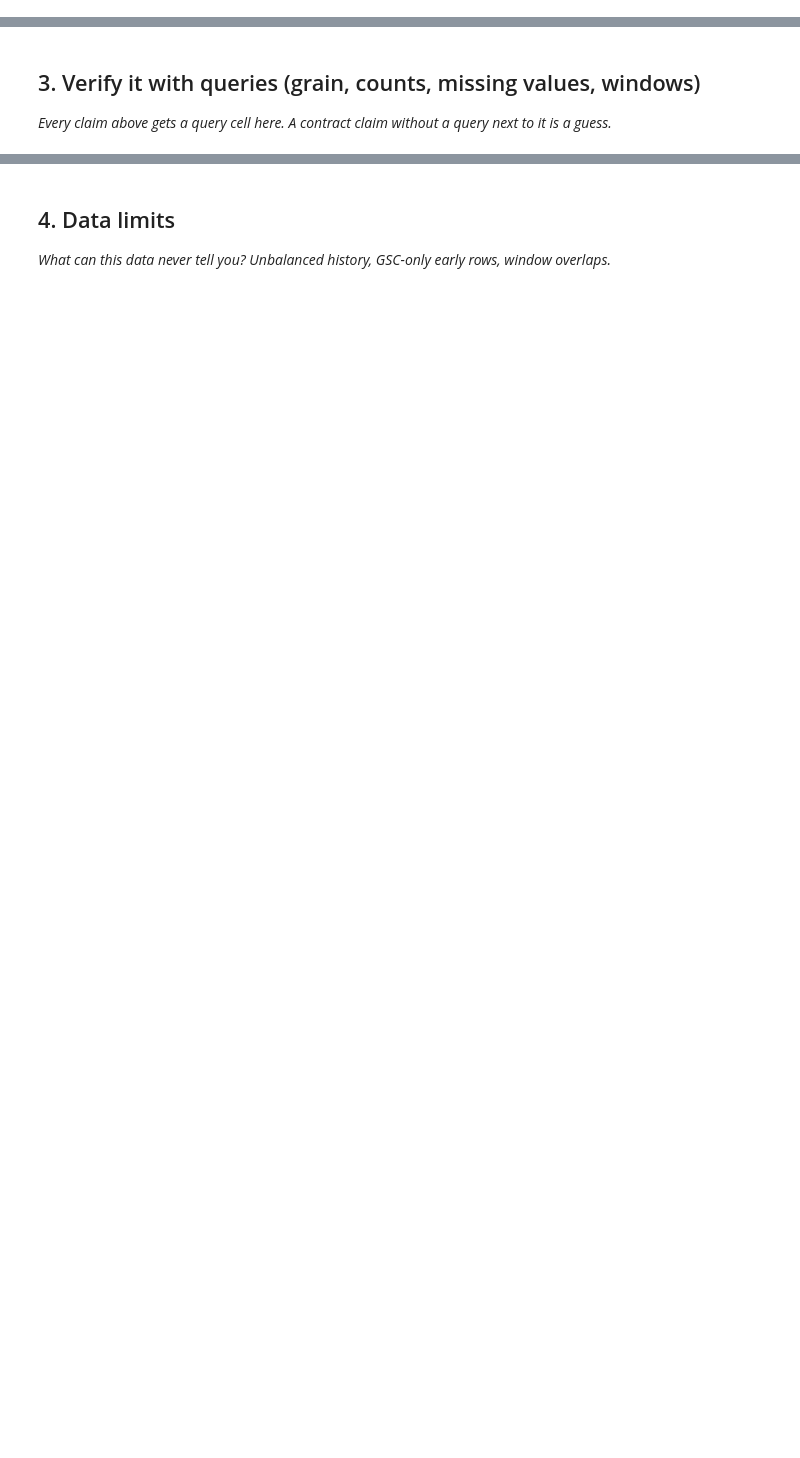
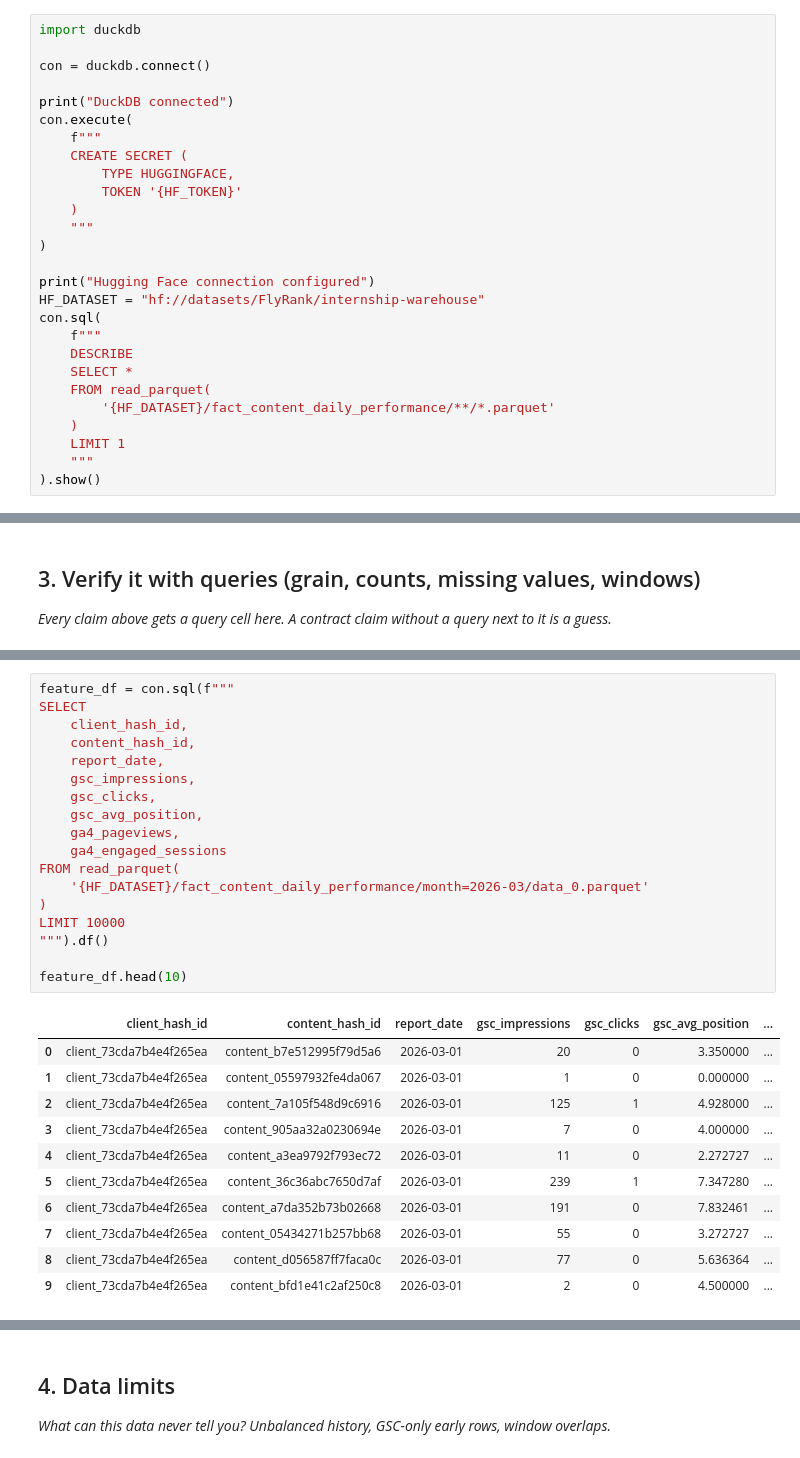
Before and after one commit to ShanzaNaveed005/flyrank-ML-week-1, a Jupyter notebook: work/notebooks/w03_data_contract.ipynb, the cells around one changed output, grey strips where cells are left out. Cells and saved outputs as stored; diff of their text form; blank space fills up the shorter version.

```diff
--- a/work/notebooks/w03_data_contract.ipynb
+++ b/work/notebooks/w03_data_contract.ipynb
@@ -6,3 +4,30 @@
 This skeleton is yours to fill. Work the sections **in order** — each one has a one-line hint. Simple words, honest numbers.
 
 > Working with an AI assistant? Tell it to read `skills/README.md` first and load the one skill this assignment names on its card.
+# %%
+import duckdb
+
+con = duckdb.connect()
+
+print("DuckDB connected")
+con.execute(
+    f"""
+    CREATE SECRET (
+        TYPE HUGGINGFACE,
+        TOKEN '{HF_TOKEN}'
+    )
+    """
+)
+
+print("Hugging Face connection configured")
+HF_DATASET = "hf://datasets/FlyRank/internship-warehouse"
+con.sql(
+    f"""
+    DESCRIBE
+    SELECT *
+    FROM read_parquet(
+        '{HF_DATASET}/fact_content_daily_performance/**/*.parquet'
+    )
+    LIMIT 1
+    """
+).show()
@@ -29,0 +240,30 @@ This skeleton is yours to fill. Work the sections **in order** — each one has
+# %%
+feature_df = con.sql(f"""
+SELECT
+    client_hash_id,
+    content_hash_id,
+    report_date,
+    gsc_impressions,
+    gsc_clicks,
+    gsc_avg_position,
+    ga4_pageviews,
+    ga4_engaged_sessions
+FROM read_parquet(
+    '{HF_DATASET}/fact_content_daily_performance/month=2026-03/data_0.parquet'
+)
+LIMIT 10000
+""").df()
+
+feature_df.head(10)
+# %% [output]
+|  | client_hash_id | content_hash_id | report_date | gsc_impressions | gsc_clicks | gsc_avg_position | ... |
+| 0 | client_73cda7b4e4f265ea | content_b7e512995f79d5a6 | 2026-03-01 | 20 | 0 | 3.350000 | ... |
+| 1 | client_73cda7b4e4f265ea | content_05597932fe4da067 | 2026-03-01 | 1 | 0 | 0.000000 | ... |
+| 2 | client_73cda7b4e4f265ea | content_7a105f548d9c6916 | 2026-03-01 | 125 | 1 | 4.928000 | ... |
+| 3 | client_73cda7b4e4f265ea | content_905aa32a0230694e | 2026-03-01 | 7 | 0 | 4.000000 | ... |
+| 4 | client_73cda7b4e4f265ea | content_a3ea9792f793ec72 | 2026-03-01 | 11 | 0 | 2.272727 | ... |
+| 5 | client_73cda7b4e4f265ea | content_36c36abc7650d7af | 2026-03-01 | 239 | 1 | 7.347280 | ... |
+| 6 | client_73cda7b4e4f265ea | content_a7da352b73b02668 | 2026-03-01 | 191 | 0 | 7.832461 | ... |
+| 7 | client_73cda7b4e4f265ea | content_05434271b257bb68 | 2026-03-01 | 55 | 0 | 3.272727 | ... |
+| 8 | client_73cda7b4e4f265ea | content_d056587ff7faca0c | 2026-03-01 | 77 | 0 | 5.636364 | ... |
+| 9 | client_73cda7b4e4f265ea | content_bfd1e41c2af250c8 | 2026-03-01 | 2 | 0 | 4.500000 | ... |
```
Also changed, not shown: parts of 15 cells of this notebook.
